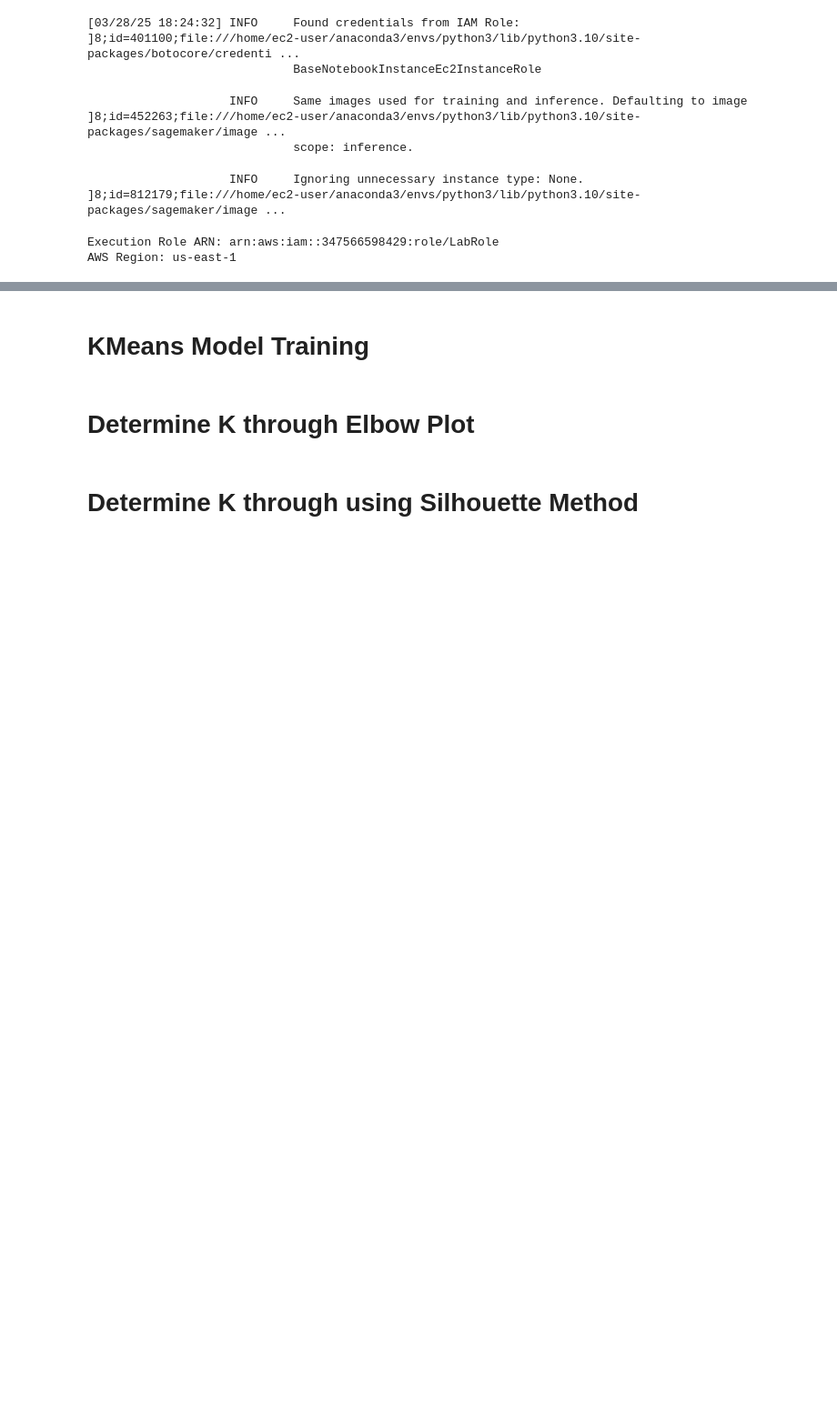
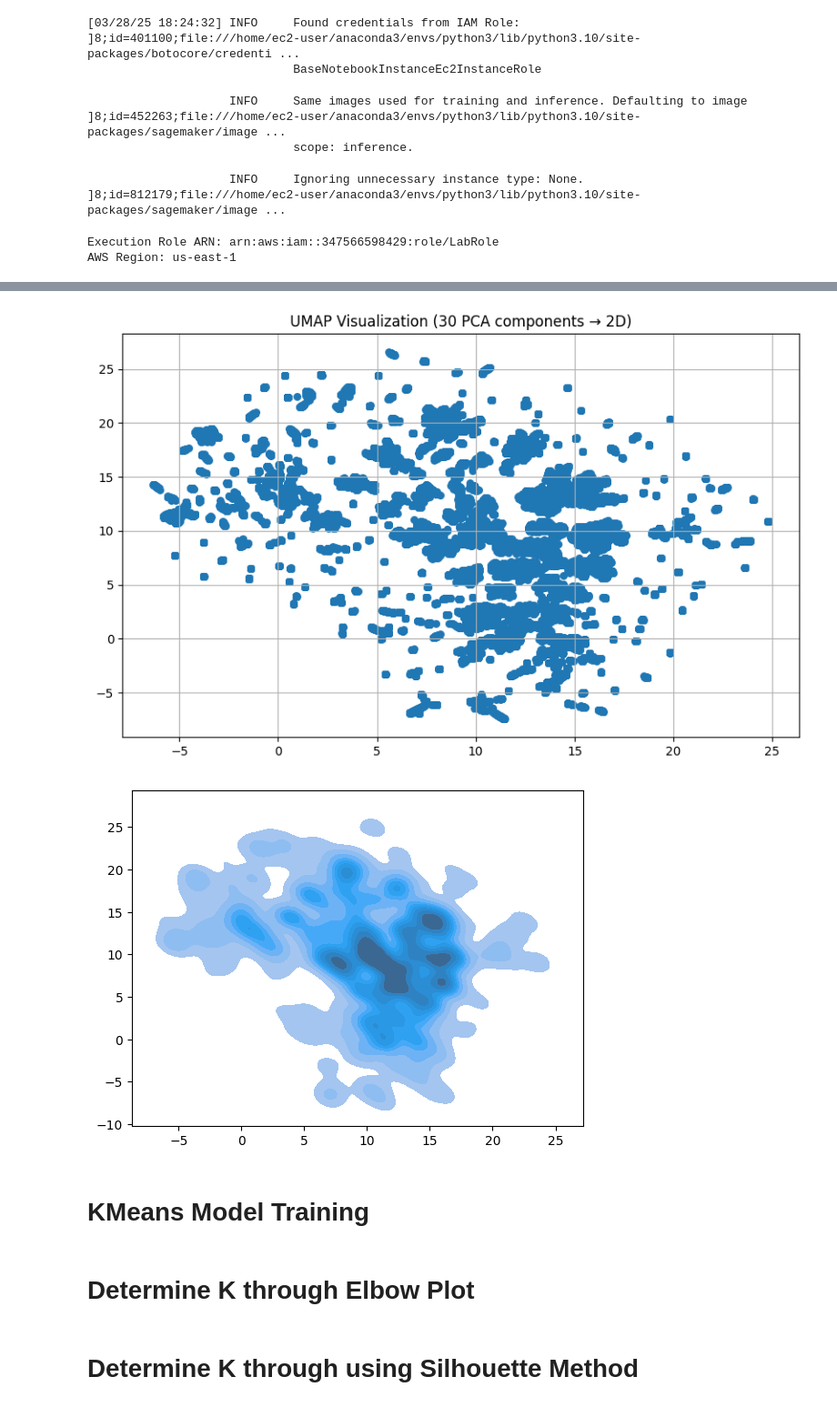
Before and after one commit to Hackyeahh/comm493-cloud-crusaders, a Jupyter notebook: main clustering.ipynb, the cells around one changed output, grey strips where cells are left out. Shown at 91% size. Cells and saved outputs as stored; diff of their text form; code cells hidden in the pictures; blank space fills up the shorter version.

```diff
--- a/main clustering.ipynb
+++ b/main clustering.ipynb
@@ -560,3 +538,20 @@ plt.show()
+# %%
+samples = 100_000
+
+
+# Plot
+plt.figure(figsize=(10, 6))
+plt.scatter(umap_result[:samples, 0], umap_result[:samples, 1], s=30)
+plt.title("UMAP Visualization (30 PCA components → 2D)")
+plt.grid(True)
+plt.show()
+
+
+sns.kdeplot(x=umap_result[:samples, 0], y=umap_result[:samples, 1], fill=True,)
+plt.show()
+# %% [output]
+[figure, added]
+[figure, added]
 # %% [markdown]
 # KMeans Model Training
 # %%
```
Also changed, not shown: parts of 9 cells of this notebook.
